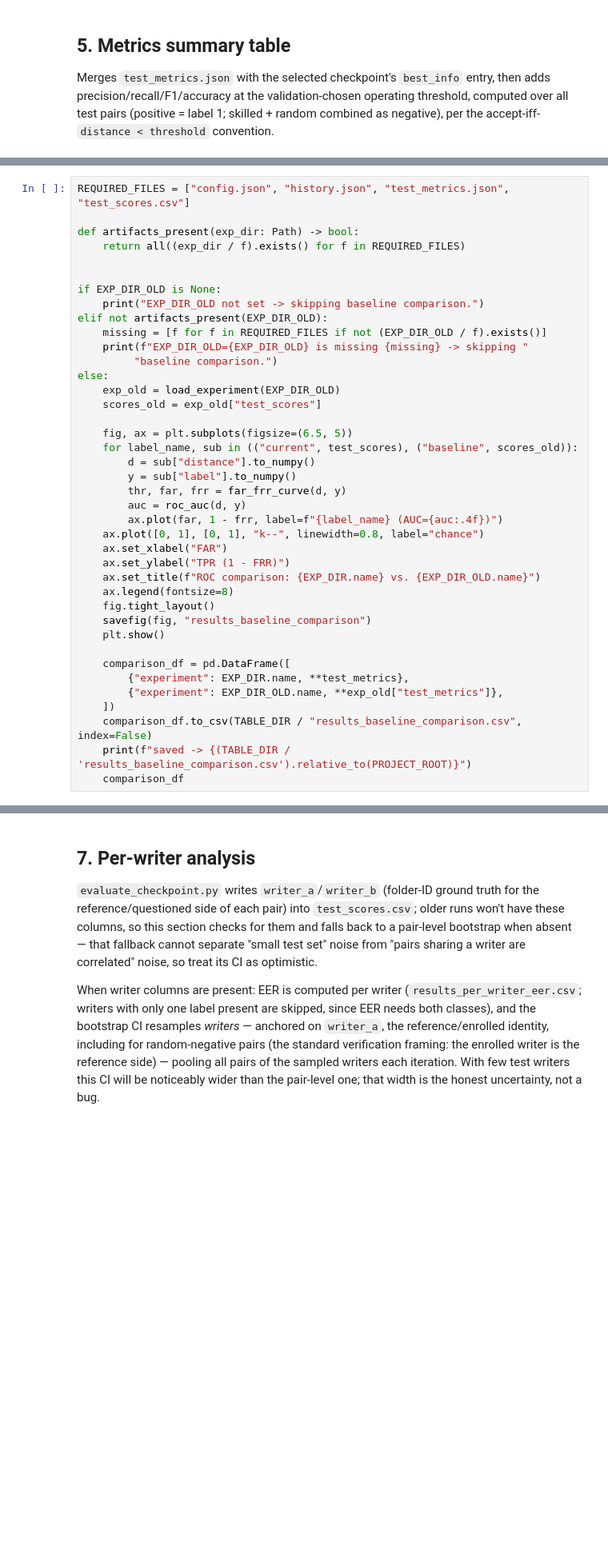
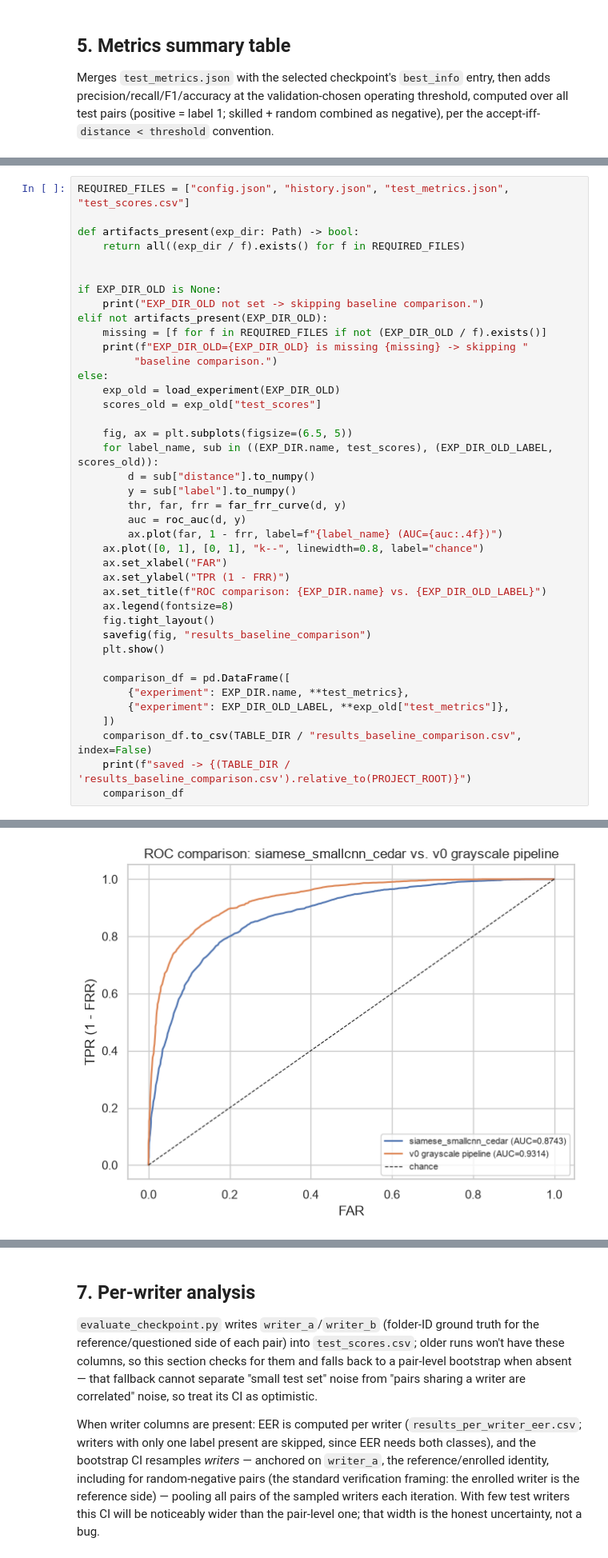
Before and after one commit to shrey-shetty/robust-signature-verification, a Jupyter notebook: notebooks/03_results_analysis.ipynb, the cells around one changed output, grey strips where cells are left out. Shown at 80% size. Drawn from its saved outputs; the diff is of its cells as text; blank space fills up the shorter version.

```diff
--- a/notebooks/03_results_analysis.ipynb
+++ b/notebooks/03_results_analysis.ipynb
@@ -378,7 +396,7 @@ else:
     scores_old = exp_old["test_scores"]
 
     fig, ax = plt.subplots(figsize=(6.5, 5))
-    for label_name, sub in (("current", test_scores), ("baseline", scores_old)):
+    for label_name, sub in ((EXP_DIR.name, test_scores), (EXP_DIR_OLD_LABEL, scores_old)):
         d = sub["distance"].to_numpy()
         y = sub["label"].to_numpy()
         thr, far, frr = far_frr_curve(d, y)
@@ -387,7 +405,7 @@ else:
     ax.plot([0, 1], [0, 1], "k--", linewidth=0.8, label="chance")
     ax.set_xlabel("FAR")
     ax.set_ylabel("TPR (1 - FRR)")
-    ax.set_title(f"ROC comparison: {EXP_DIR.name} vs. {EXP_DIR_OLD.name}")
+    ax.set_title(f"ROC comparison: {EXP_DIR.name} vs. {EXP_DIR_OLD_LABEL}")
     ax.legend(fontsize=8)
     fig.tight_layout()
     savefig(fig, "results_baseline_comparison")
@@ -395,7 +413,7 @@ else:
 
     comparison_df = pd.DataFrame([
         {"experiment": EXP_DIR.name, **test_metrics},
-        {"experiment": EXP_DIR_OLD.name, **exp_old["test_metrics"]},
+        {"experiment": EXP_DIR_OLD_LABEL, **exp_old["test_metrics"]},
     ])
     comparison_df.to_csv(TABLE_DIR / "results_baseline_comparison.csv", index=False)
     print(f"saved -> {(TABLE_DIR / 'results_baseline_comparison.csv').relative_to(PROJECT_ROOT)}")
@@ -404,0 +424 @@ EXP_DIR_OLD not set -> skipping baseline comparison.
+[figure, added]
```
Also changed, not shown: parts of 13 cells of this notebook, 10 other files.
